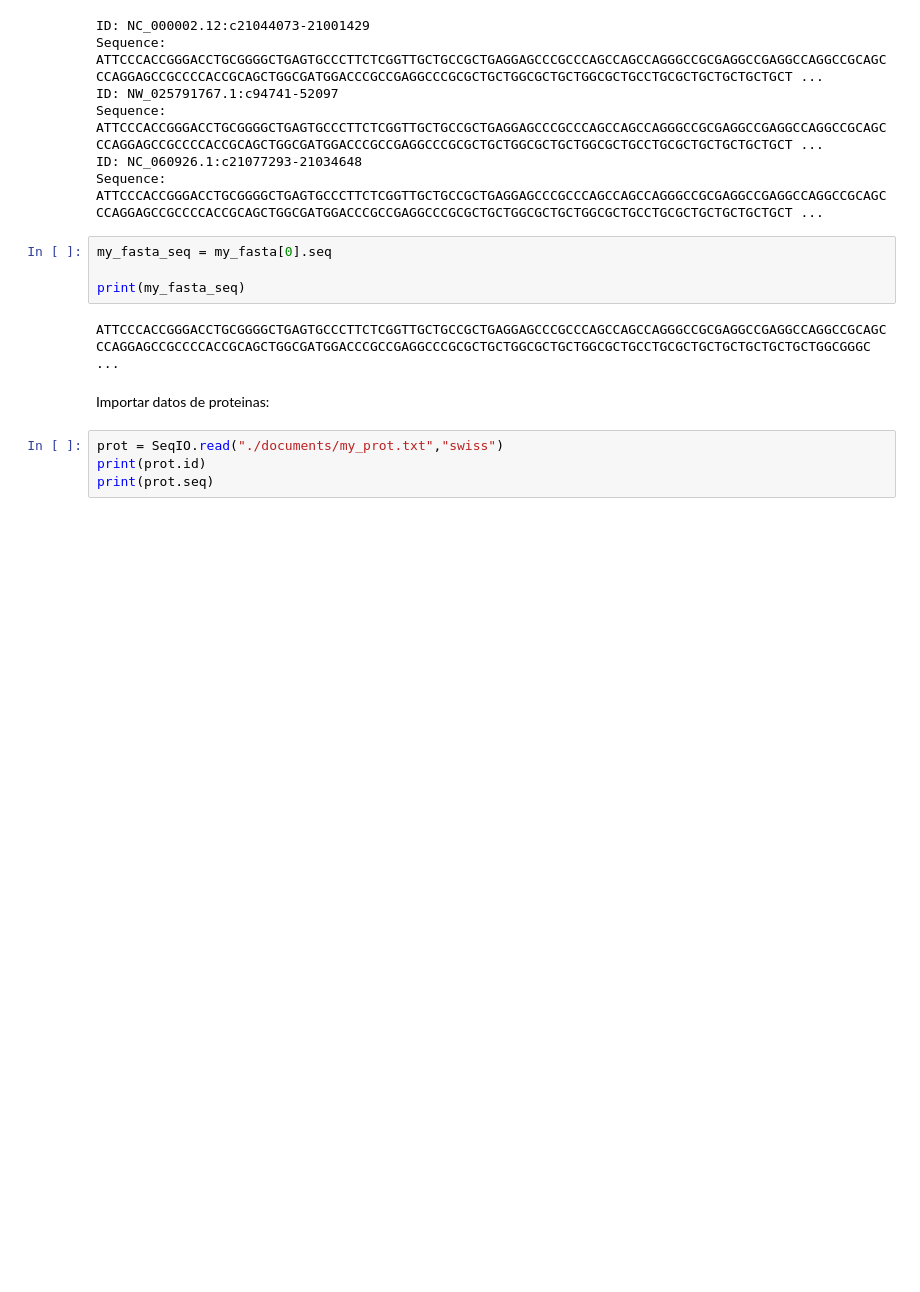
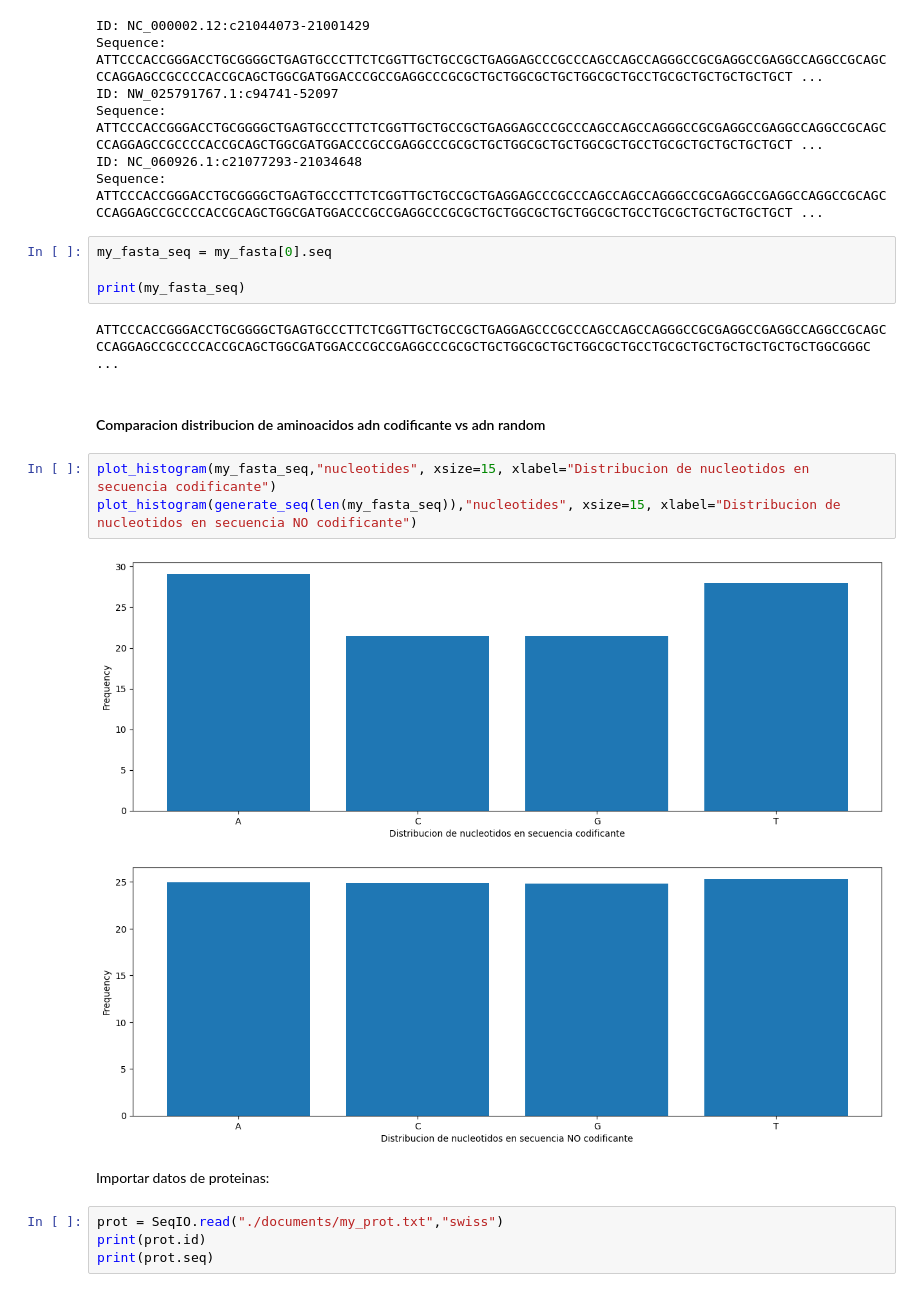
Before and after one commit to agusscarmu/Advanced_Bioinformatic, a Jupyter notebook: TP1.ipynb, the cells around one changed output. Saved outputs shown, nothing was run; the diff lists cells and outputs as text; blank space fills up the shorter version.

```diff
--- a/TP1.ipynb
+++ b/TP1.ipynb
@@ -258,3 +268,11 @@ ATTCCCACCGGGACCTGCGGGGCTGAGTGCCCTTCTCGGTTGCTGCCGCTGAGGAGCCCGCCCAGCCAGCCAGGGCCGCG
+# %% [markdown]
+#### Comparacion distribucion de aminoacidos adn codificante vs adn random
+# %%
+plot_histogram(my_fasta_seq,"nucleotides", xsize=15, xlabel="Distribucion de nucleotidos en secuencia codificante")
+plot_histogram(generate_seq(len(my_fasta_seq)),"nucleotides", xsize=15, xlabel="Distribucion de nucleotidos en secuencia NO codificante")
+# %% [output]
+[figure, added]
+[figure, added]
 # %% [markdown]
 Importar datos de proteinas:
 # %%
```
Also changed, not shown: parts of 20 cells of this notebook.
